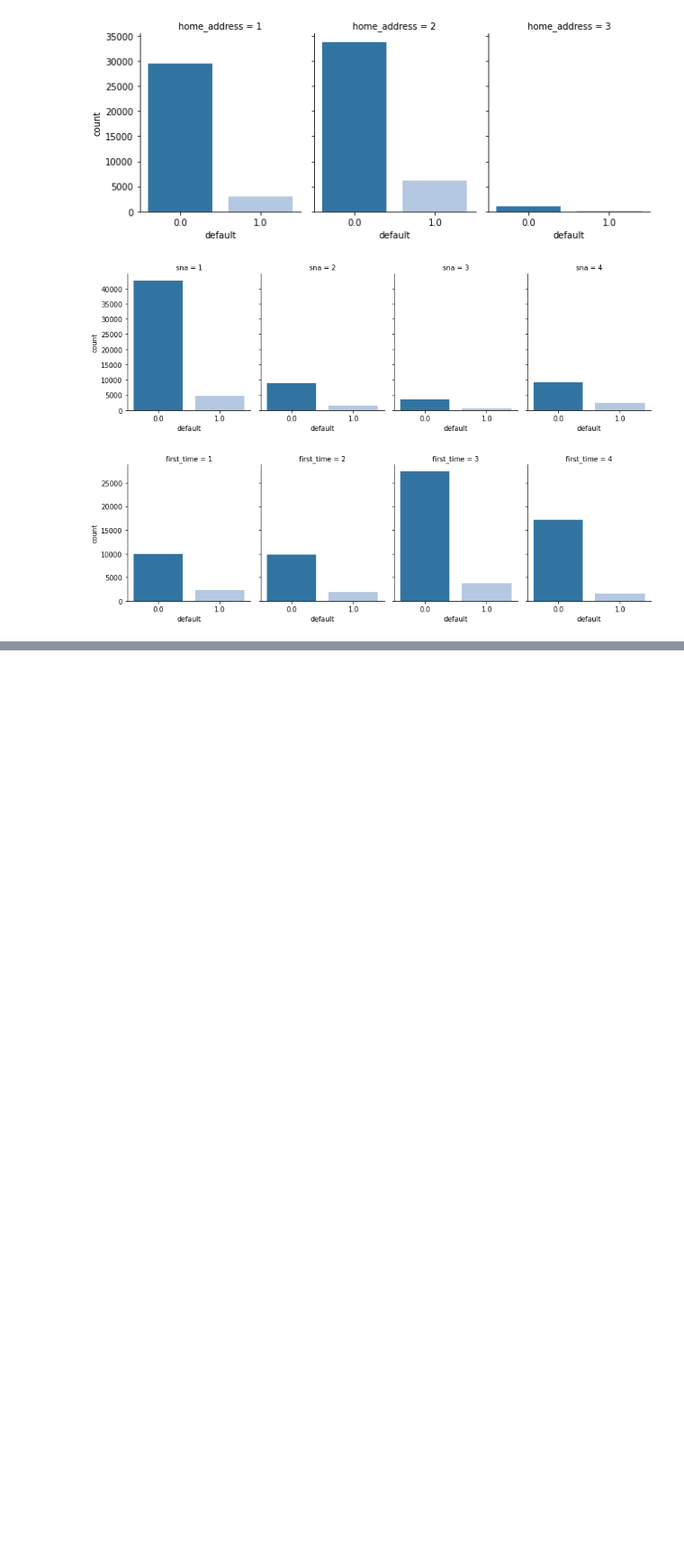
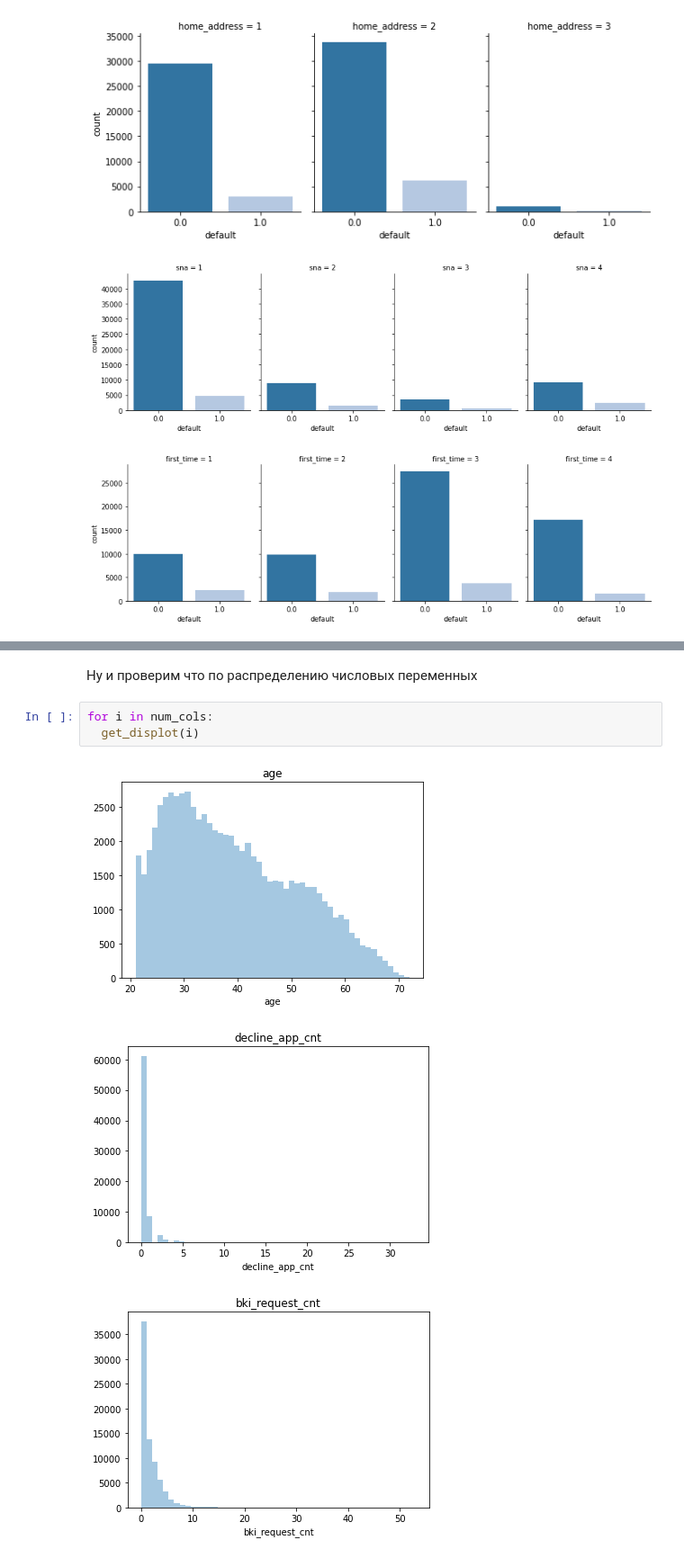
Before and after one commit to PrusRoman/skillfactory_rds, a Jupyter notebook: project_4_Credit_Scoring/sf_Credit_Scoring.ipynb, the cells around one changed output, grey strips where cells are left out. Shown: that part at 90% size. Cells and saved outputs as stored; diff of their text form; blank space fills up the shorter version.

```diff
--- a/project_4_Credit_Scoring/sf_Credit_Scoring.ipynb
+++ b/project_4_Credit_Scoring/sf_Credit_Scoring.ipynb
@@ -220,0 +200,9 @@ for index, category in enumerate(categorical):
+# %% [markdown]
+Ну и проверим что по распределению числовых переменных
+# %%
+for i in num_cols:
+  get_displot(i)
+# %% [output]
+[figure, added]
+[figure, added]
+[figure, added]
```
Also changed, not shown: parts of 16 cells of this notebook, 1 other file.
